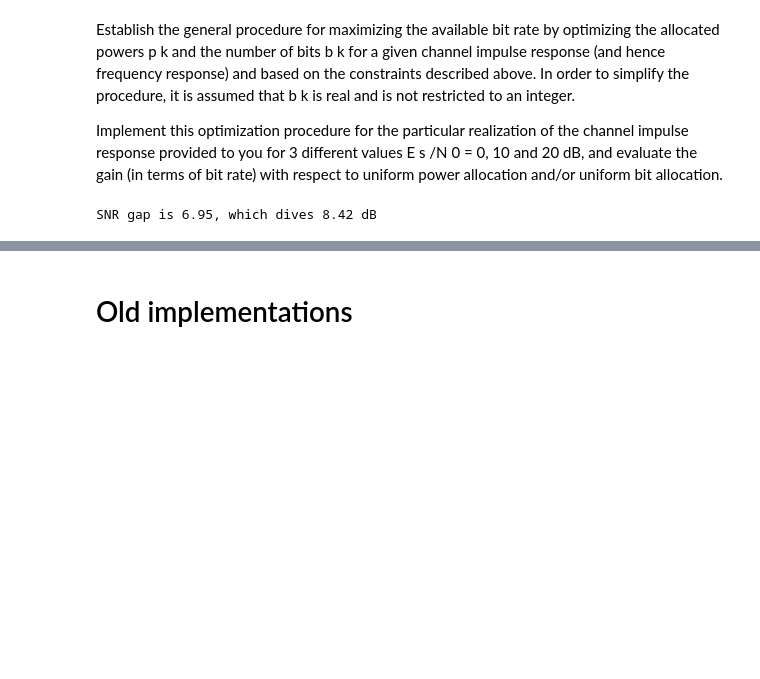
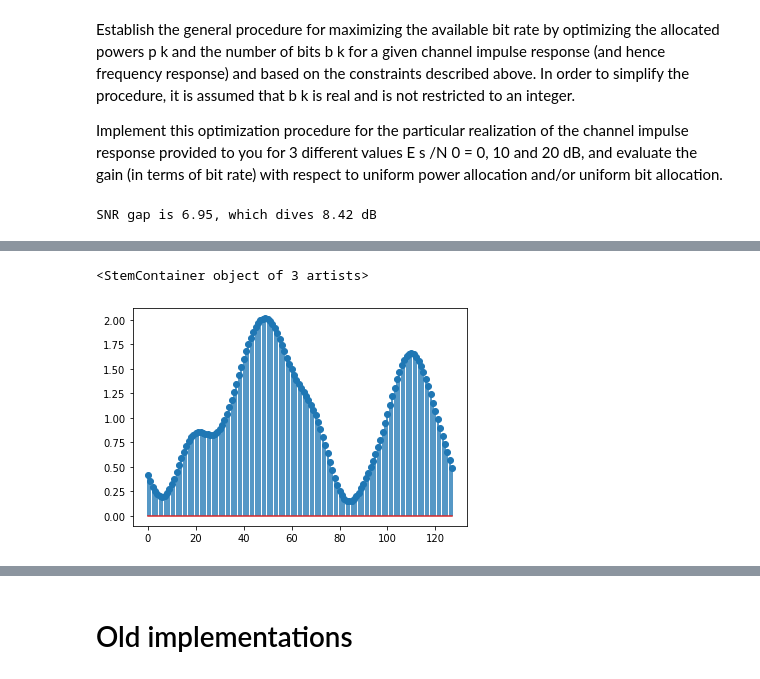
Before and after one commit to delaitl/OFDM, a Jupyter notebook: BEN_step2.ipynb, the cells around one changed output, grey strips where cells are left out. Drawn from its saved outputs; the diff is of its cells as text; code cells hidden in the pictures; blank space fills up the shorter version.

```diff
--- a/BEN_step2.ipynb
+++ b/BEN_step2.ipynb
@@ -81,0 +63,7 @@ array([[ 0.15898139+0.62811469j],
+# %%
+lambdai = np.zeros(freqres.shape)
+lambdai[:,0] = np.abs(freqres[:,0])**2
+plt.stem(lambdai)
+# %% [output]
+<StemContainer object of 3 artists>
+[figure, added]
```
Also changed, not shown: parts of 7 cells of this notebook, 3 other files.
